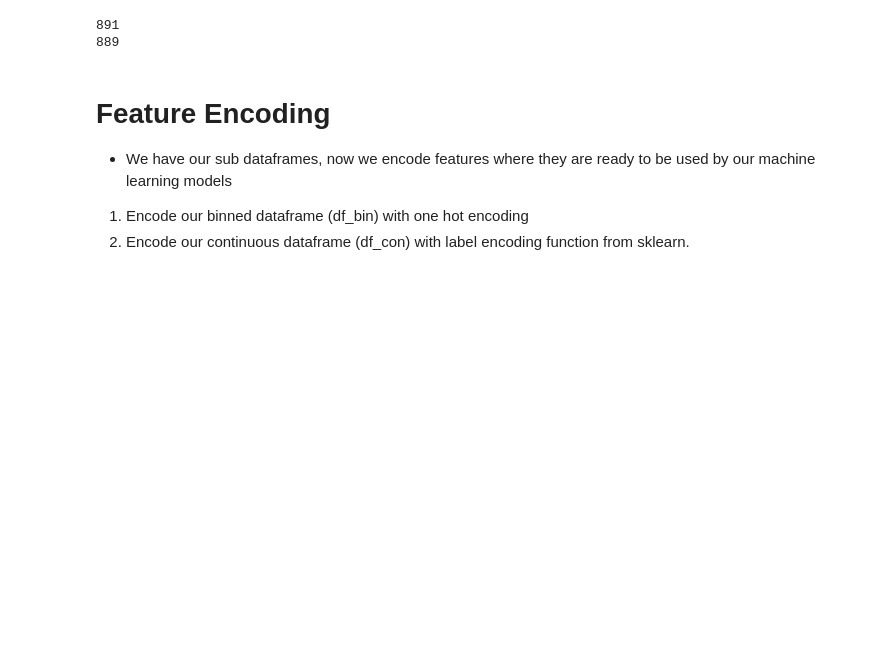
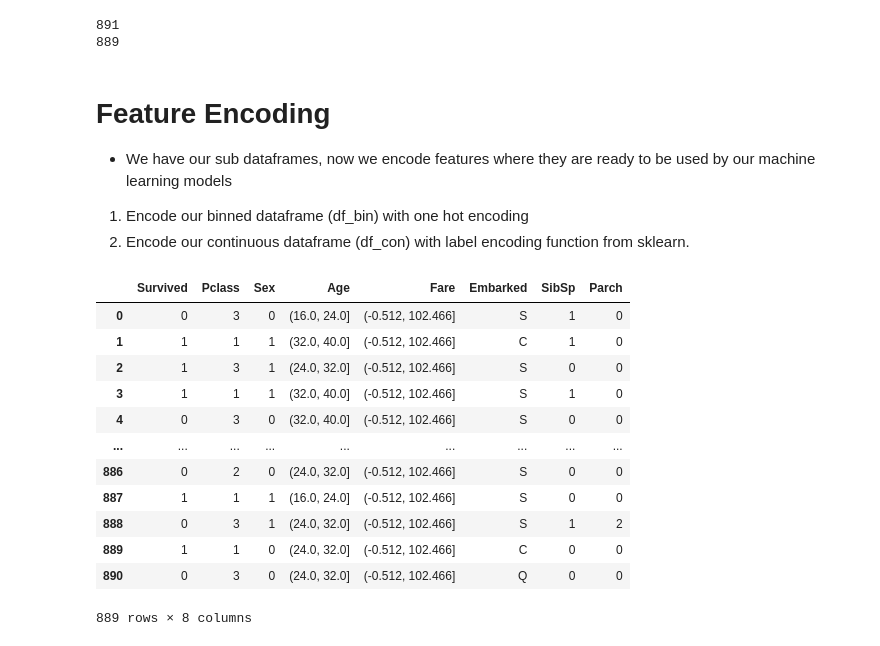
Before and after one commit to Raihan9797/kaggle-titanic, a Jupyter notebook: titanic.ipynb, the cells around one changed output. Cells and saved outputs as stored; diff of their text form; code cells hidden in the pictures; blank space fills up the shorter version.

```diff
--- a/titanic.ipynb
+++ b/titanic.ipynb
@@ -860,3 +883,19 @@ print(len(df_bin))
 - We have our sub dataframes, now we encode features where they are ready to be used by our machine learning models
 1. Encode our binned dataframe (df_bin) with one hot encoding
 2. Encode our continuous dataframe (df_con) with label encoding function from sklearn.
+# %%
+df_bin
+# %% [output]
+|  | Survived | Pclass | Sex | Age | Fare | Embarked | SibSp | Parch |
+| 0 | 0 | 3 | 0 | (16.0, 24.0] | (-0.512, 102.466] | S | 1 | 0 |
+| 1 | 1 | 1 | 1 | (32.0, 40.0] | (-0.512, 102.466] | C | 1 | 0 |
+| 2 | 1 | 3 | 1 | (24.0, 32.0] | (-0.512, 102.466] | S | 0 | 0 |
+| 3 | 1 | 1 | 1 | (32.0, 40.0] | (-0.512, 102.466] | S | 1 | 0 |
+| 4 | 0 | 3 | 0 | (32.0, 40.0] | (-0.512, 102.466] | S | 0 | 0 |
+| ... | ... | ... | ... | ... | ... | ... | ... | ... |
+| 886 | 0 | 2 | 0 | (24.0, 32.0] | (-0.512, 102.466] | S | 0 | 0 |
+| 887 | 1 | 1 | 1 | (16.0, 24.0] | (-0.512, 102.466] | S | 0 | 0 |
+| 888 | 0 | 3 | 1 | (24.0, 32.0] | (-0.512, 102.466] | S | 1 | 2 |
+| 889 | 1 | 1 | 0 | (24.0, 32.0] | (-0.512, 102.466] | C | 0 | 0 |
+| 890 | 0 | 3 | 0 | (24.0, 32.0] | (-0.512, 102.466] | Q | 0 | 0 |
+889 rows × 8 columns
```
Also changed, not shown: parts of 31 cells of this notebook.
